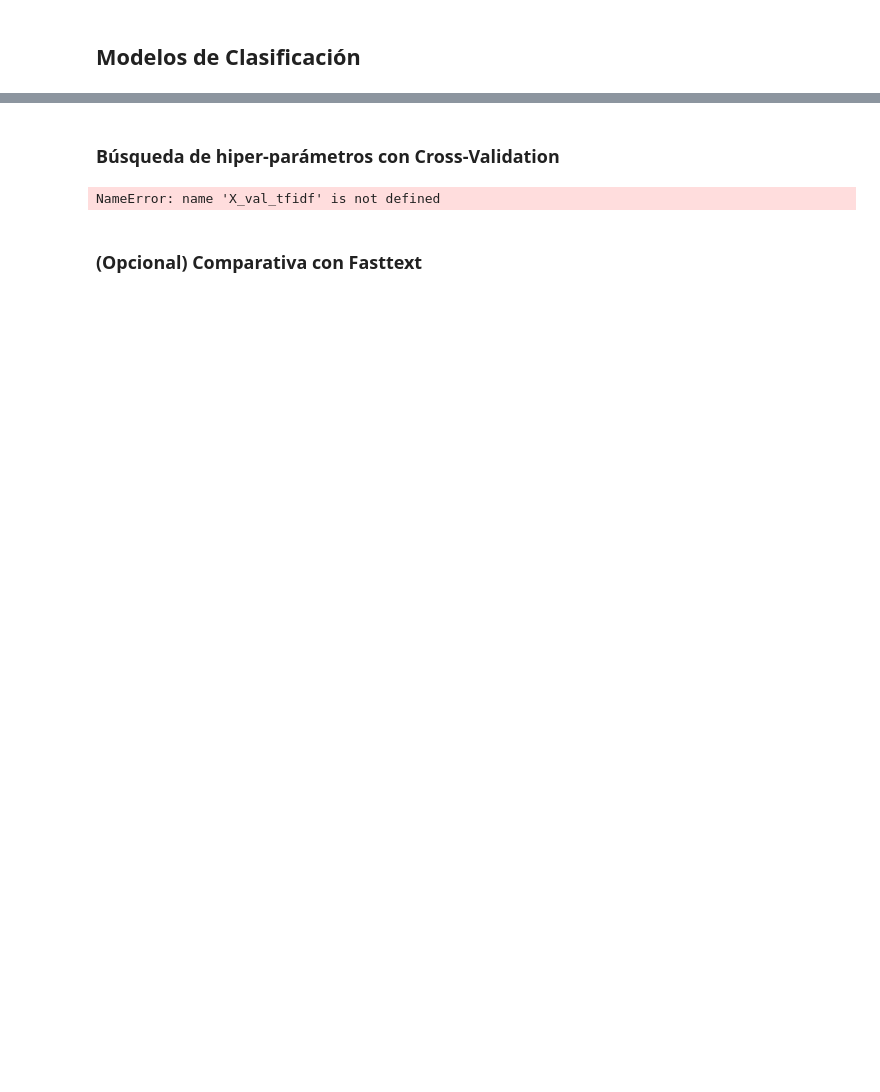
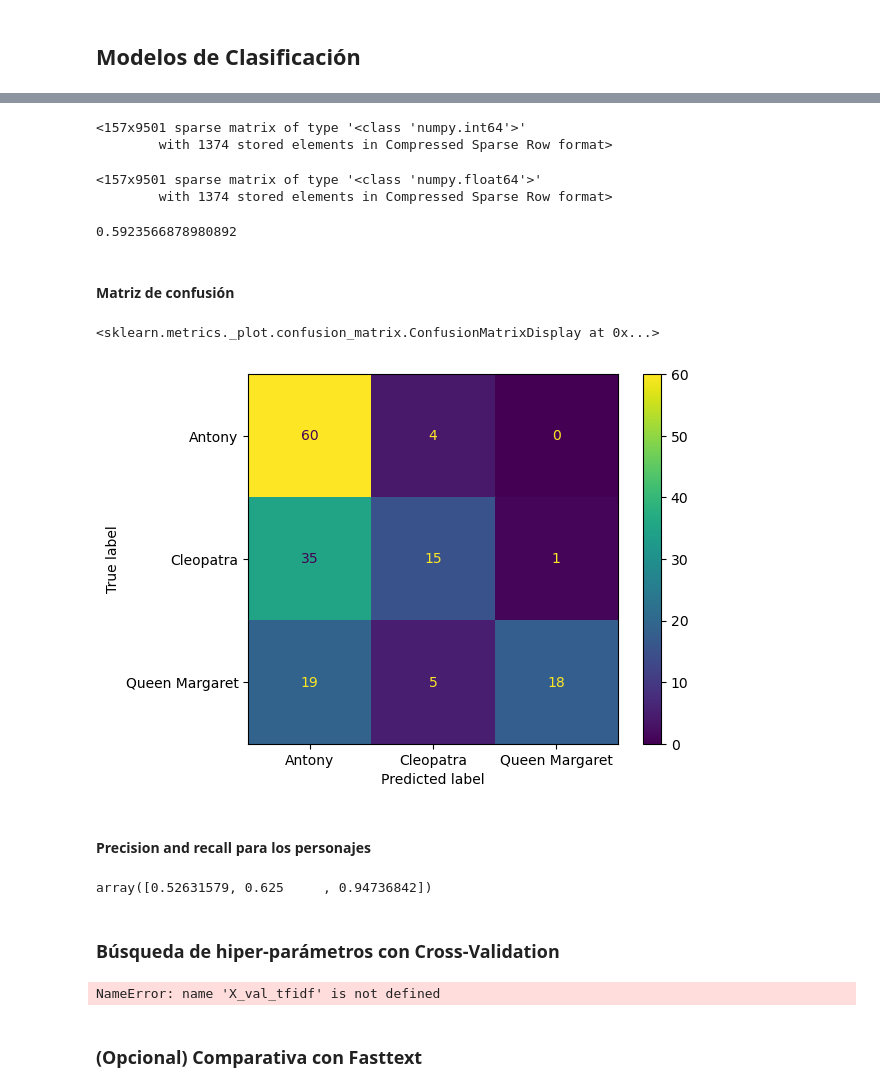
Before and after one commit to srobaina99/Introducci-n-a-ciencia-de-datos, a Jupyter notebook: Tarea 2/shakespeare_tarea_2.ipynb, the cells around one changed output, grey strips where cells are left out. Drawn from its saved outputs; the diff is of its cells as text; code cells hidden in the pictures; blank space fills up the shorter version.

Commit message:
confusion matrix

```diff
--- a/Tarea 2/shakespeare_tarea_2.ipynb
+++ b/Tarea 2/shakespeare_tarea_2.ipynb
@@ -373,6 +342,46 @@ get_accuracy(y_train, y_pred_train)
 # X_test_counts = ...
 # X_test_tfidf = ...
 # y_test_pred = ...
+
+#Usamos count_vect entrenada con los datos de train para vectorizar las instancias de test
+X_test_counts = count_vect.transform(X_test)
+X_test_counts
+# %% [output]
+<157x9501 sparse matrix of type '<class 'numpy.int64'>'
+        with 1374 stored elements in Compressed Sparse Row format>
+# %%
+#Matriz test sin stopwords con tf_idf (term freq - inverse document freq)
+X_test_tf = tf_idf.transform(X_test_counts)
+X_test_tf
+# %% [output]
+<157x9501 sparse matrix of type '<class 'numpy.float64'>'
+        with 1374 stored elements in Compressed Sparse Row format>
+# %%
+#Predecimos los datos de testeo con el modelo ya entrenado
+
+y_pred_test = bayes_clf.predict(X_test_tf)
+
+#Calculamos accuracy
+get_accuracy(y_test, y_pred_test)
+# %% [output]
+0.5923566878980892
+# %% [markdown]
+#### Matriz de confusión
+# %%
+cm = confusion_matrix(y_test, y_pred_test)
+
+disp = ConfusionMatrixDisplay(confusion_matrix=cm,display_labels=bayes_clf.classes_)
+
+disp.plot()
+# %% [output]
+<sklearn.metrics._plot.confusion_matrix.ConfusionMatrixDisplay at 0x...>
+[figure, added]
+# %% [markdown]
+#### Precision and recall para los personajes
+# %%
+precision_score(y_test, y_pred_test, average=None)
+# %% [output]
+array([0.52631579, 0.625     , 0.94736842])
 # %% [markdown]
 ### Búsqueda de hiper-parámetros con Cross-Validation
 # %%
```
Also changed, not shown: parts of 19 cells of this notebook.
